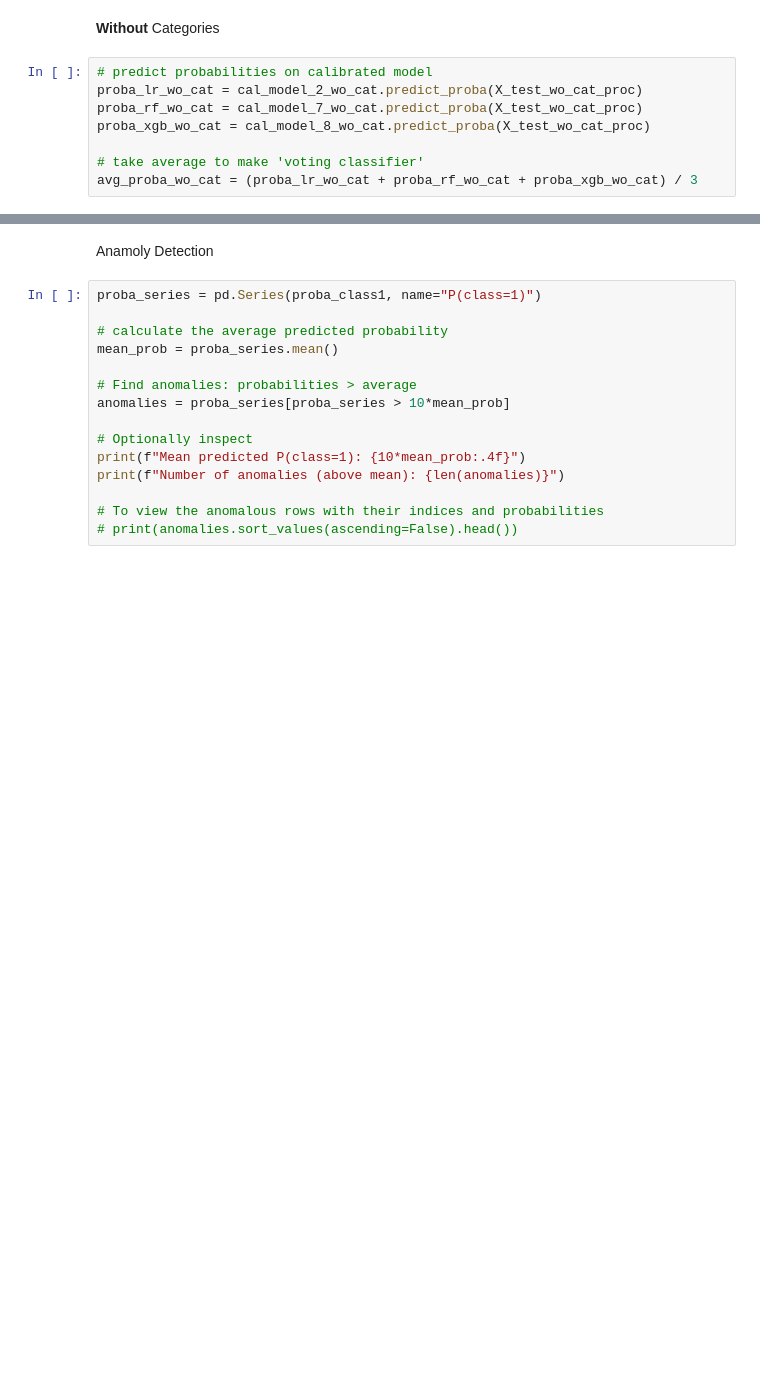
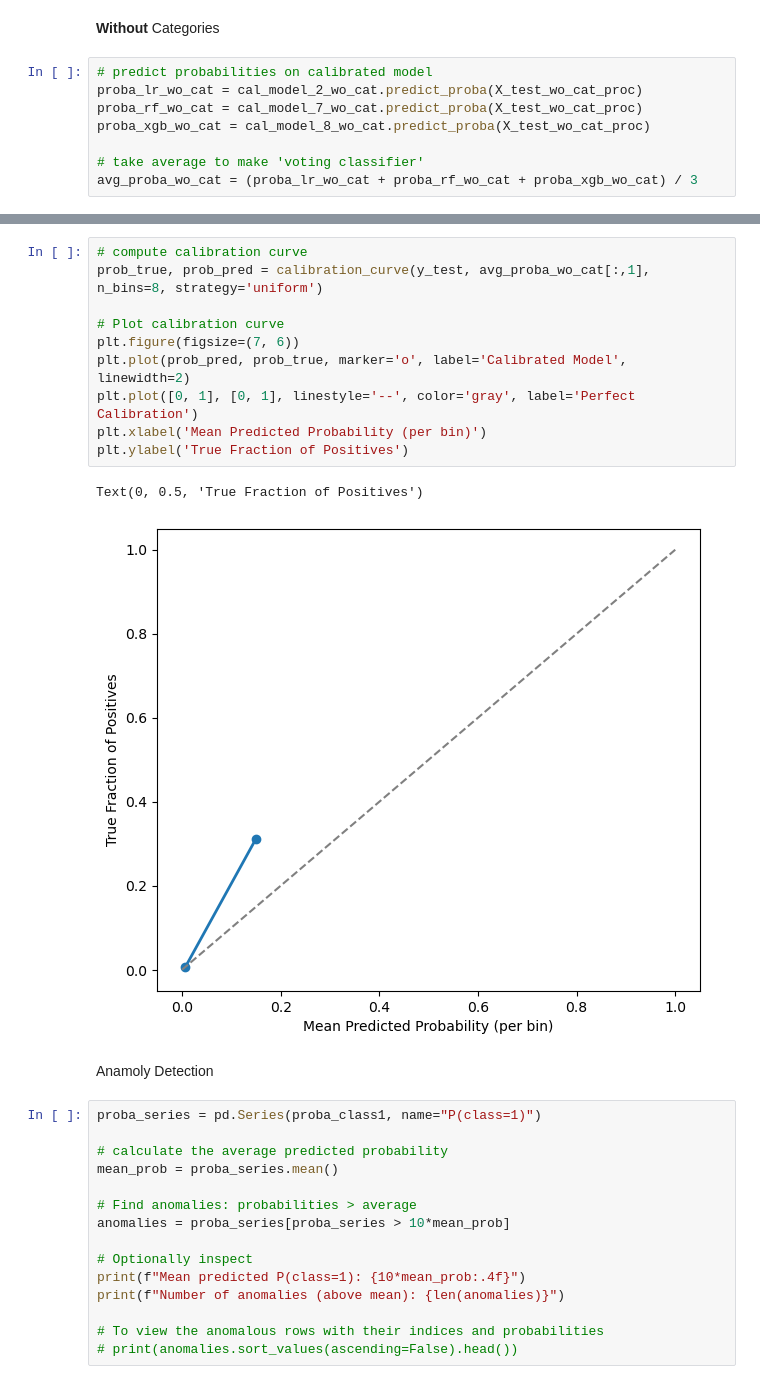
Before and after one commit to rebekah-eichberg/summer-2025-safeify, a Jupyter notebook: rebekah-idea-testing/prob_cal.ipynb, the cells around one changed output, grey strips where cells are left out. Drawn from its saved outputs; the diff is of its cells as text; blank space fills up the shorter version.

```diff
--- a/rebekah-idea-testing/prob_cal.ipynb
+++ b/rebekah-idea-testing/prob_cal.ipynb
@@ -426,3 +485,16 @@ print(classification_report(y_test, preds_wo_cat))
+# %%
+# compute calibration curve
+prob_true, prob_pred = calibration_curve(y_test, avg_proba_wo_cat[:,1], n_bins=8, strategy='uniform')
+
+# Plot calibration curve
+plt.figure(figsize=(7, 6))
+plt.plot(prob_pred, prob_true, marker='o', label='Calibrated Model', linewidth=2)
+plt.plot([0, 1], [0, 1], linestyle='--', color='gray', label='Perfect Calibration')
+plt.xlabel('Mean Predicted Probability (per bin)')
+plt.ylabel('True Fraction of Positives')
+# %% [output]
+Text(0, 0.5, 'True Fraction of Positives')
+[figure, added]
 # %% [markdown]
 Anamoly Detection
 # %%
```
Also changed, not shown: parts of 15 cells of this notebook, 2 other files.
